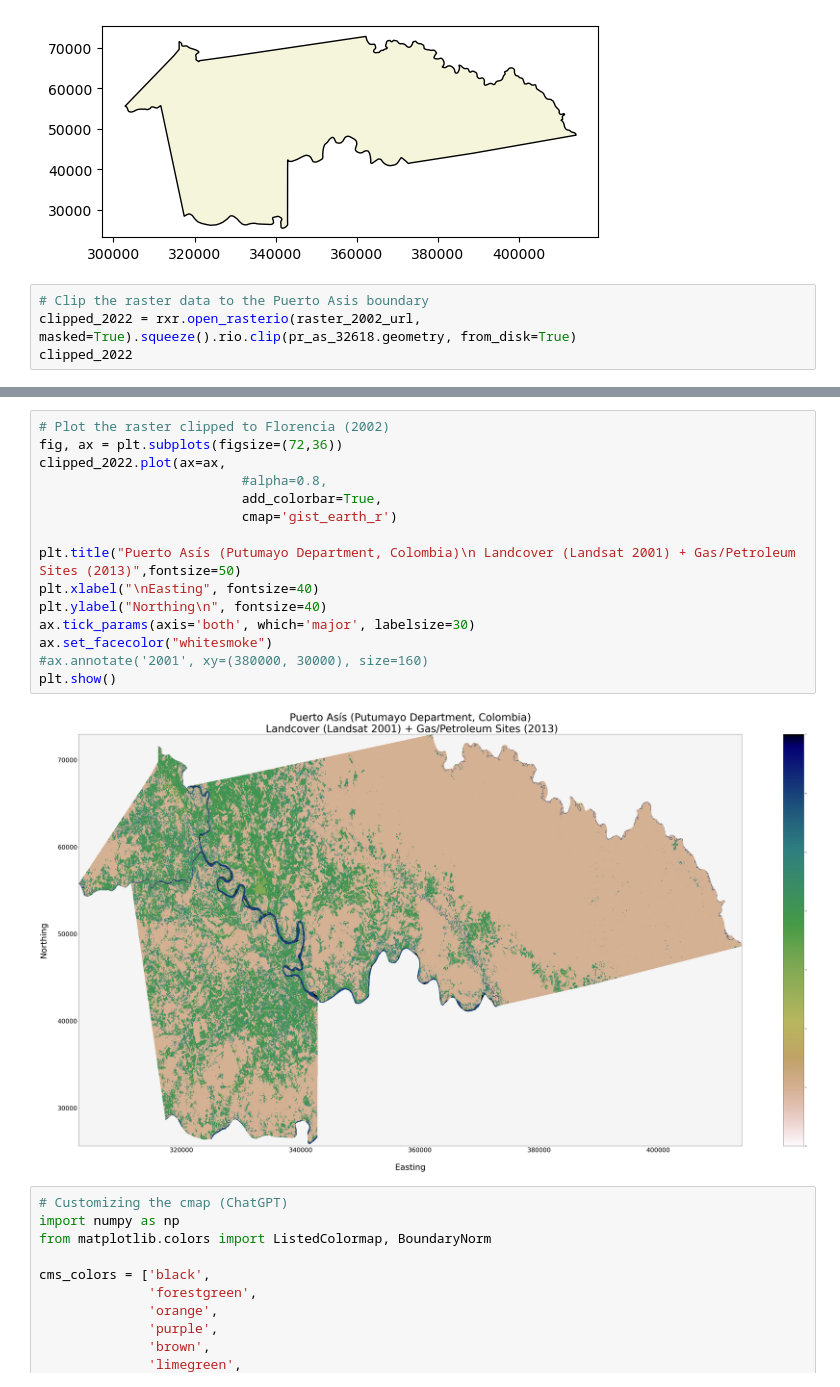
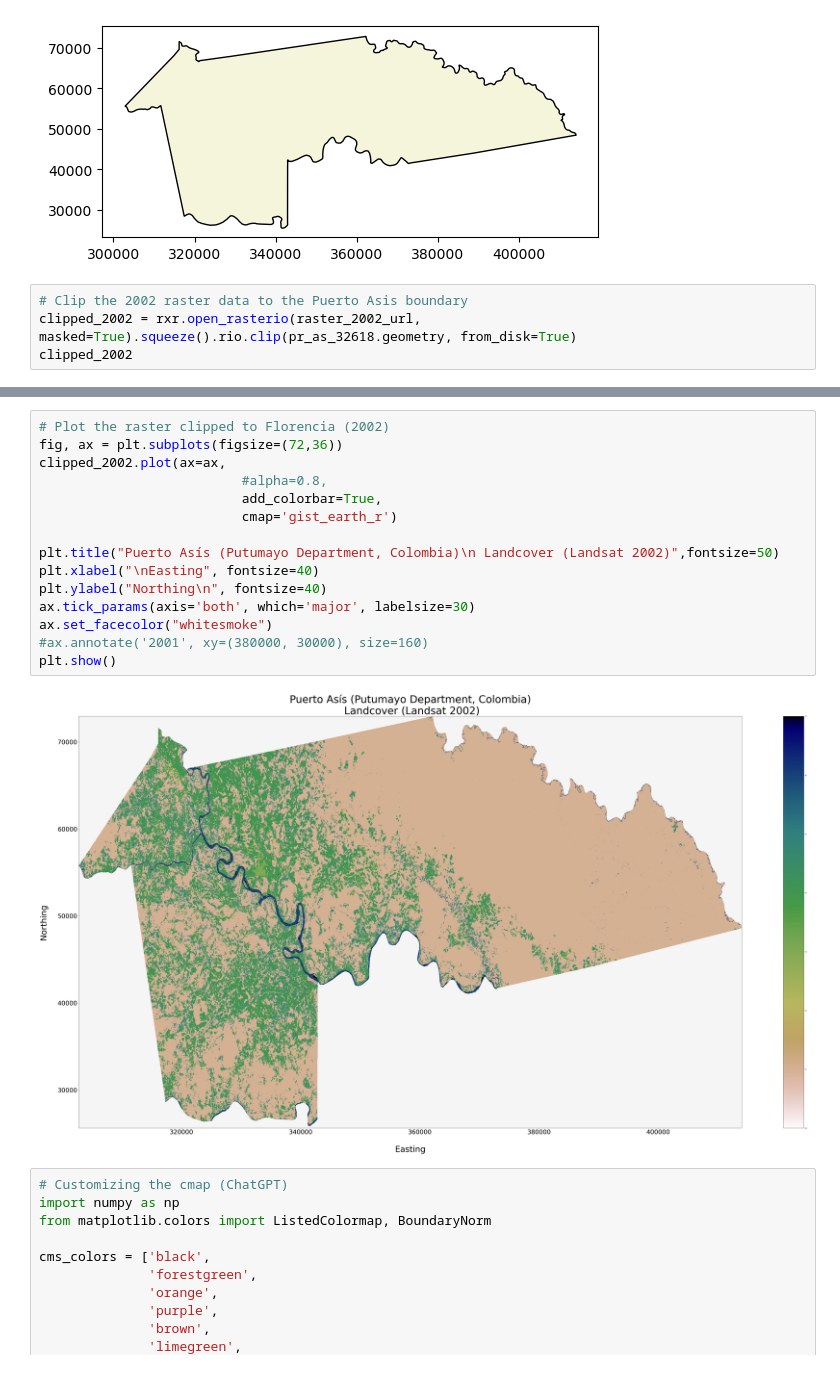
Before and after one commit to macacosta/04-geopark-raster-data, a Jupyter notebook: notebooks/04-geopark-raster-data-solutions.ipynb, the cells around one changed output, grey strips where cells are left out. Cells and saved outputs as stored; diff of their text form.

```diff
--- a/notebooks/04-geopark-raster-data-solutions.ipynb
+++ b/notebooks/04-geopark-raster-data-solutions.ipynb
@@ -128,9 +132,9 @@ pr_as_32618.plot(color='beige', edgecolor='black')
 <Axes: >
 [figure]
 # %%
-# Clip the raster data to the Puerto Asis boundary
-clipped_2022 = rxr.open_rasterio(raster_2002_url, masked=True).squeeze().rio.clip(pr_as_32618.geometry, from_disk=True)
-clipped_2022
+# Clip the 2002 raster data to the Puerto Asis boundary
+clipped_2002 = rxr.open_rasterio(raster_2002_url, masked=True).squeeze().rio.clip(pr_as_32618.geometry, from_disk=True)
+clipped_2002
 # %% [output]
 <xarray.DataArray (y: 1577, x: 3708)>
 array([[nan, nan, nan, ..., nan, nan, nan],
@@ -152,20 +178,20 @@ Coordinates:
 # %%
 # Plot the raster clipped to Florencia (2002)
 fig, ax = plt.subplots(figsize=(72,36))
-clipped_2022.plot(ax=ax,
+clipped_2002.plot(ax=ax,
                           #alpha=0.8,
                           add_colorbar=True,
                           cmap='gist_earth_r')
 
-plt.title("Puerto Asís (Putumayo Department, Colombia)\n Landcover (Landsat 2001) + Gas/Petroleum Sites (2013)",fontsize=50)
+plt.title("Puerto Asís (Putumayo Department, Colombia)\n Landcover (Landsat 2002)",fontsize=50)
 plt.xlabel("\nEasting", fontsize=40)
 plt.ylabel("Northing\n", fontsize=40)
 ax.tick_params(axis='both', which='major', labelsize=30)
 ax.set_facecolor("whitesmoke")
 #ax.annotate('2001', xy=(380000, 30000), size=160)
 plt.show()
 # %% [output]
-[figure, old version]
+[figure, new version]
 # %%
 # Customizing the cmap (ChatGPT)
 import numpy as np
```
Also changed, not shown: parts of 5 cells of this notebook.
